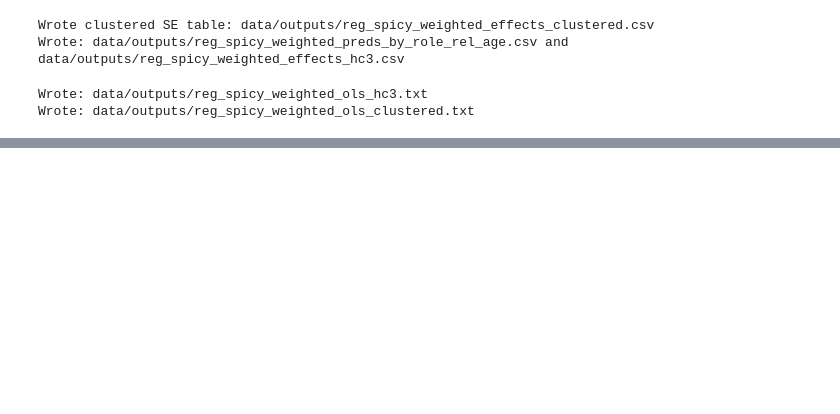
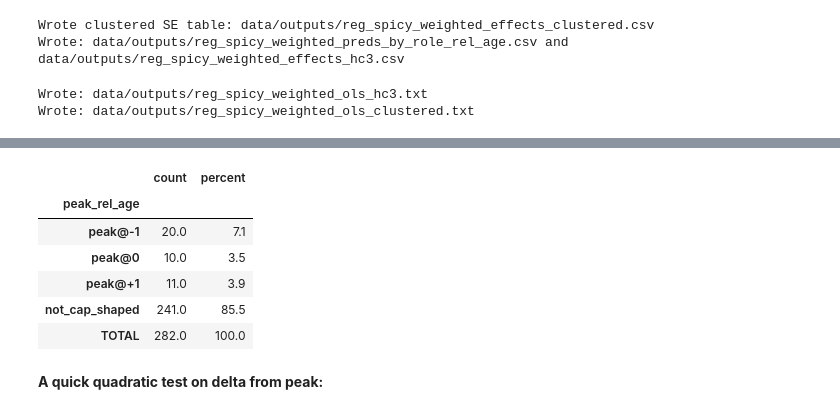
Before and after one commit to ewnike/NHL-Beyond-27, a Jupyter notebook: NHL_Beyond27_Book3a_Spicy_&_Spicy-Weighted Analysis.ipynb, the cells around one changed output, grey strips where cells are left out. Drawn from its saved outputs; the diff is of its cells as text; code cells hidden in the pictures; blank space fills up the shorter version.

```diff
--- a/NHL_Beyond27_Book3a_Spicy_&_Spicy-Weighted Analysis.ipynb
+++ b/NHL_Beyond27_Book3a_Spicy_&_Spicy-Weighted Analysis.ipynb
@@ -258,8 +260,9 @@ fig_h.update_layout(bargap=0.02)
 fig_h.show()
 # %%
 order = [-2, -1, 0, 1, 2]
-df["rel_age"] = pd.Categorical(pd.to_numeric(df["rel_age"], errors="coerce"),
-                               categories=order, ordered=True)
+df["rel_age"] = pd.Categorical(
+    pd.to_numeric(df["rel_age"], errors="coerce"), categories=order, ordered=True
+)
 
 
 fig_sc = px.scatter(
@@ -929,0 +1106,62 @@ Wrote: data/outputs/reg_spicy_weighted_ols_clustered.txt
+# %%
+import numpy as np
+import pandas as pd
+
+# Choose which signal to analyze:
+Y_COL = "spicy_weighted"  # or "spicy_score"
+EPS = 0.05  # tolerance to ignore tiny wiggles
+VALID_RELS = [-2, -1, 0, 1, 2]
+
+# Keep only complete 5-point windows
+g = (
+    dfz.loc[dfz["rel_age"].isin(VALID_RELS), ["player", "peak_year", "rel_age", Y_COL]]
+    .dropna()
+    .pivot_table(index=["player", "peak_year"], columns="rel_age", values=Y_COL)
+)
+
+# ensure all columns present
+if not set(VALID_RELS).issubset(g.columns):
+    missing = sorted(set(VALID_RELS) - set(g.columns))
+    raise ValueError(f"Missing rel_age columns in pivot: {missing}")
+
+g = g[VALID_RELS].dropna()  # require full 5-year window
+
+
+def is_cap_shaped(vals, r, eps=0.05):
+    """vals is array of length 5 for rel_age [-2,-1,0,1,2]. r is -1,0,1."""
+    rel = [-2, -1, 0, 1, 2]
+    idx = rel.index(r)
+    v = vals
+    # local peak at r with margin
+    if not (v[idx] >= v[idx - 1] + eps and v[idx] >= v[idx + 1] + eps):
+        return False
+    # monotone up to the peak
+    for i in range(idx):
+        if not (v[i] + eps <= v[i + 1]):
+            return False
+    # monotone down after the peak
+    for i in range(idx, len(v) - 1):
+        if not (v[i] >= v[i + 1] + eps):
+            return False
+    return True
+
+
+arr = g.to_numpy()
+mask_m1 = np.apply_along_axis(is_cap_shaped, 1, arr, r=-1, eps=EPS)
+mask_0 = np.apply_along_axis(is_cap_shaped, 1, arr, r=0, eps=EPS)
+mask_p1 = np.apply_along_axis(is_cap_shaped, 1, arr, r=1, eps=EPS)
+
+# Ensure only one peak is counted if multiple happen to pass (prefer center > -1/+1)
+peak_at = np.where(
+    mask_0, 0, np.where(mask_m1 & ~mask_0, -1, np.where(mask_p1 & ~(mask_0 | mask_m1), 1, np.nan))
+)
+
+counts = pd.Series(peak_at, name="peak_rel_age").value_counts(dropna=False).sort_index()
+total = len(g)
+summary = pd.DataFrame({"count": counts, "percent": (counts / total * 100).round(1)})
+summary.index = summary.index.map(
+    {-1: "peak@-1", 0: "peak@0", 1: "peak@+1", np.nan: "not_cap_shaped"}
+)
+summary.loc["TOTAL"] = [total, 100.0]
+summary
+# %% [output]
@@ -929,0 +1169,7 @@ Wrote: data/outputs/reg_spicy_weighted_ols_clustered.txt
+|  | count | percent |
+| peak_rel_age |  |  |
+| peak@-1 | 20.0 | 7.1 |
+| peak@0 | 10.0 | 3.5 |
+| peak@+1 | 11.0 | 3.9 |
+| not_cap_shaped | 241.0 | 85.5 |
+| TOTAL | 282.0 | 100.0 |
@@ -929,0 +1224,2 @@ Wrote: data/outputs/reg_spicy_weighted_ols_clustered.txt
+# %% [markdown]
+**A quick quadratic test on delta from peak:**
```
Also changed, not shown: parts of 28 cells of this notebook, 4 other files.
